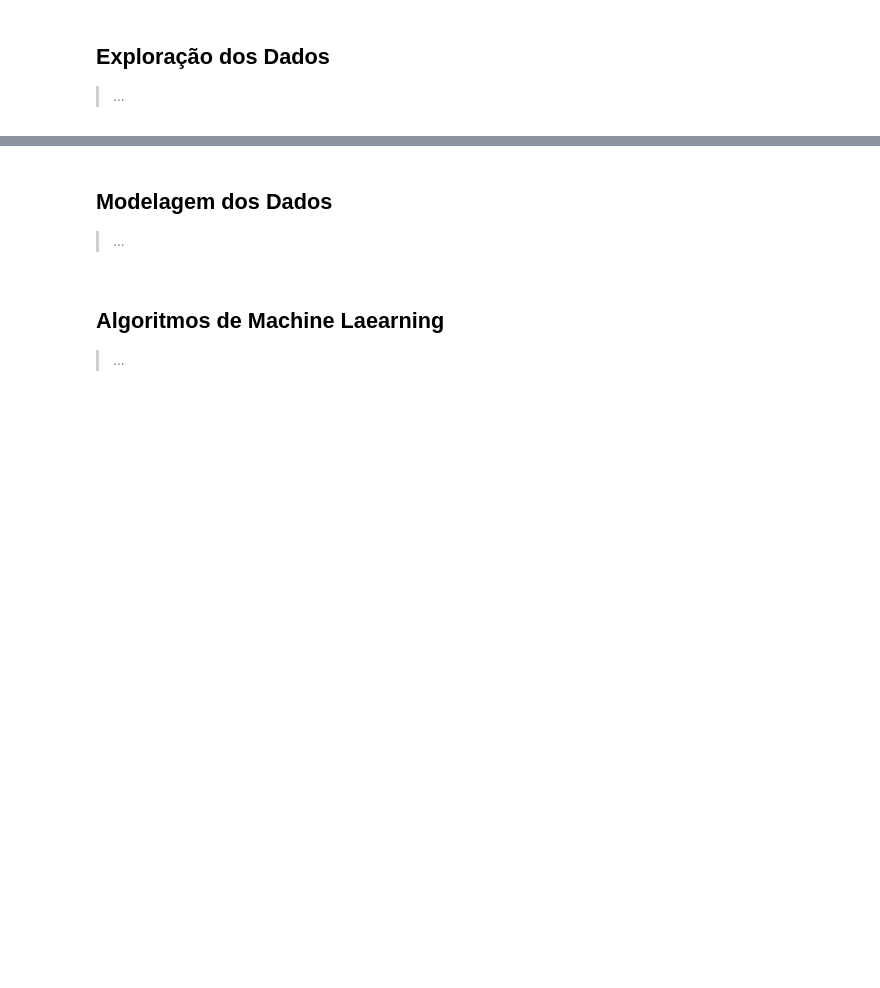
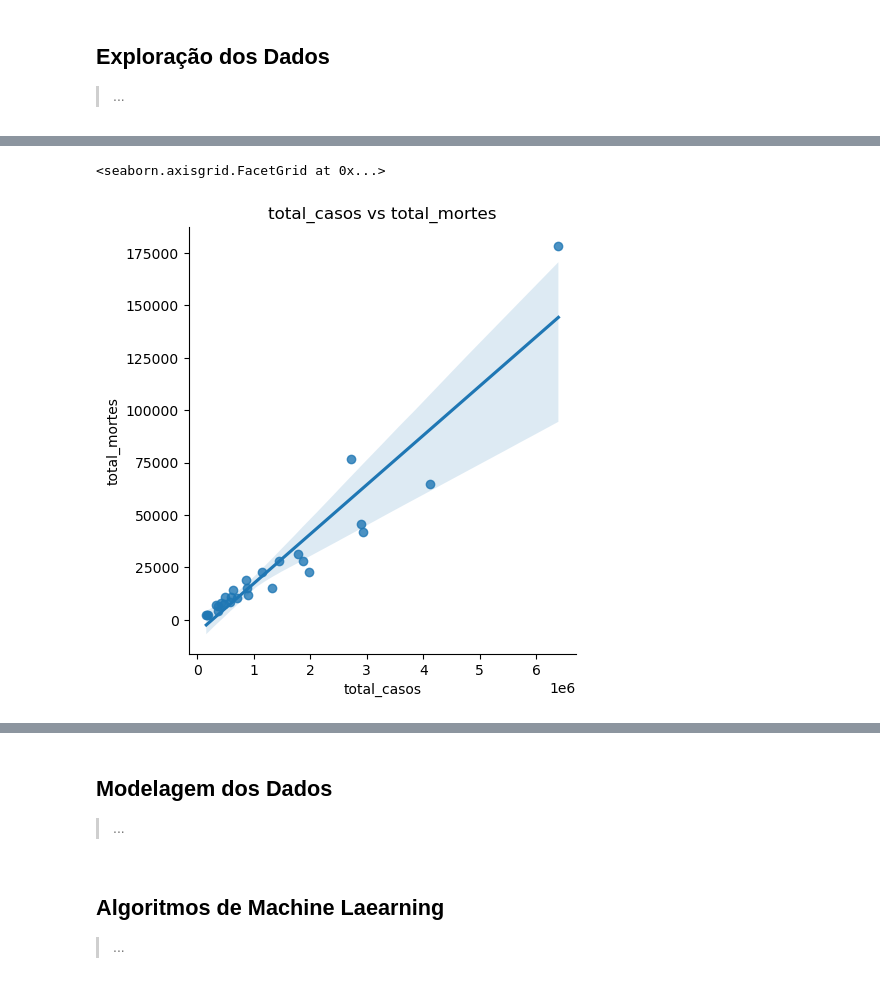
Before and after one commit to michellssgui22/PROJETOS_ESTUDO_DATASCIENCE, a Jupyter notebook: Covid Situacao Brasil/covid_situacao_brasil_2.ipynb, the cells around one changed output, grey strips where cells are left out. Drawn from its saved outputs; the diff is of its cells as text; code cells hidden in the pictures; blank space fills up the shorter version.

```diff
--- a/Covid Situacao Brasil/covid_situacao_brasil_2.ipynb
+++ b/Covid Situacao Brasil/covid_situacao_brasil_2.ipynb
@@ -230,0 +328,2 @@ df_populacao.to_csv('csv/populacao.csv')
+# %%
+df.drop(columns=['Unnamed: 0'], inplace=True)
@@ -230,0 +416,3 @@ df_populacao.to_csv('csv/populacao.csv')
+# %%
+df['a_cada_milhao'].replace(0, np.nan, inplace=True)
+df.isnull().sum()
@@ -230,0 +434,3 @@ df_populacao.to_csv('csv/populacao.csv')
+# %%
+df['a_cada_milhao'].fillna(value=df['a_cada_milhao'].mean(), inplace=True)
+df.isnull().sum().sum()
@@ -230,0 +439,3 @@ df_populacao.to_csv('csv/populacao.csv')
+# %%
+df['a_cada_milhao'].replace(0, np.nan, inplace=True)
+df.isnull().sum()
@@ -230,0 +466,6 @@ df_populacao.to_csv('csv/populacao.csv')
+# %%
+ax = sns.lmplot(data = df, x = 'total_casos', y = 'total_mortes')
+ax.set(title = 'total_casos vs total_mortes')
+# %% [output]
+<seaborn.axisgrid.FacetGrid at 0x...>
+[figure, added]
```
Also changed, not shown: parts of 35 cells of this notebook, 2 other files.
